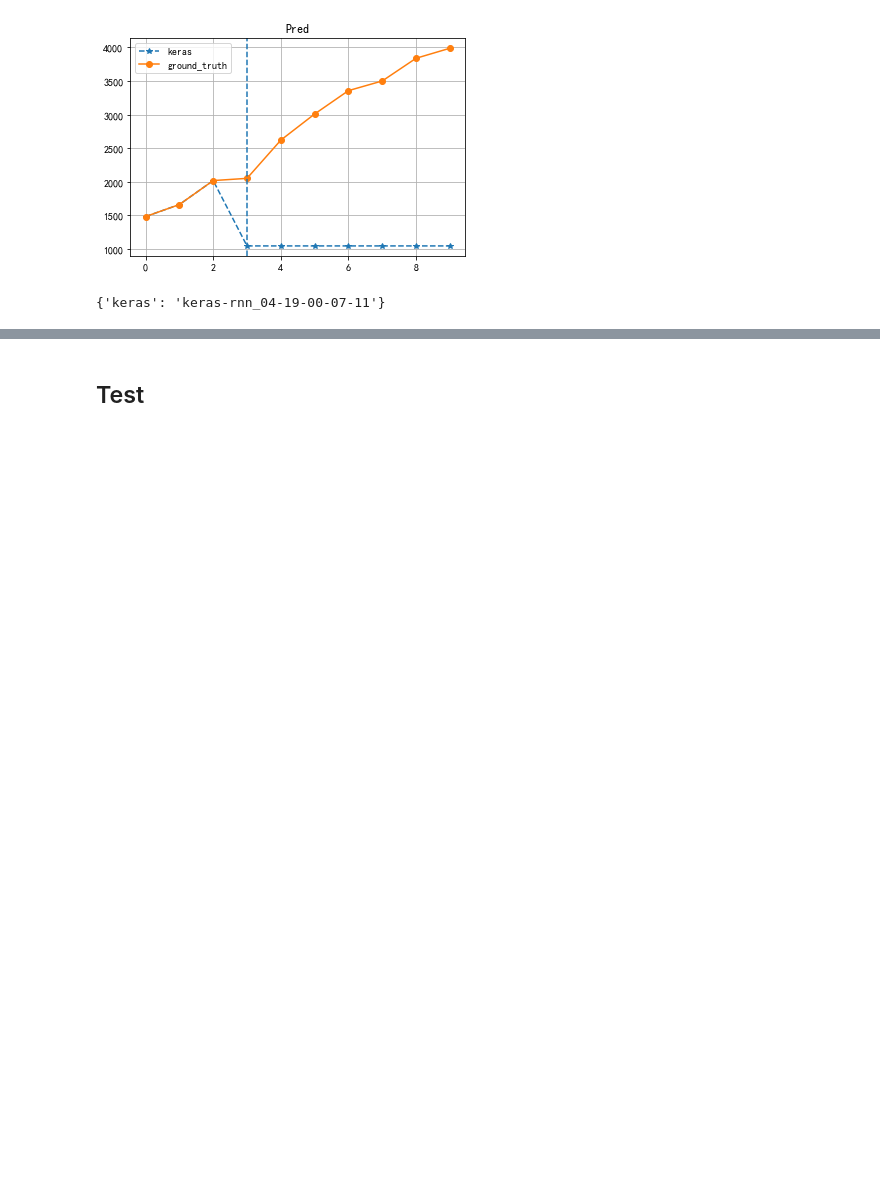
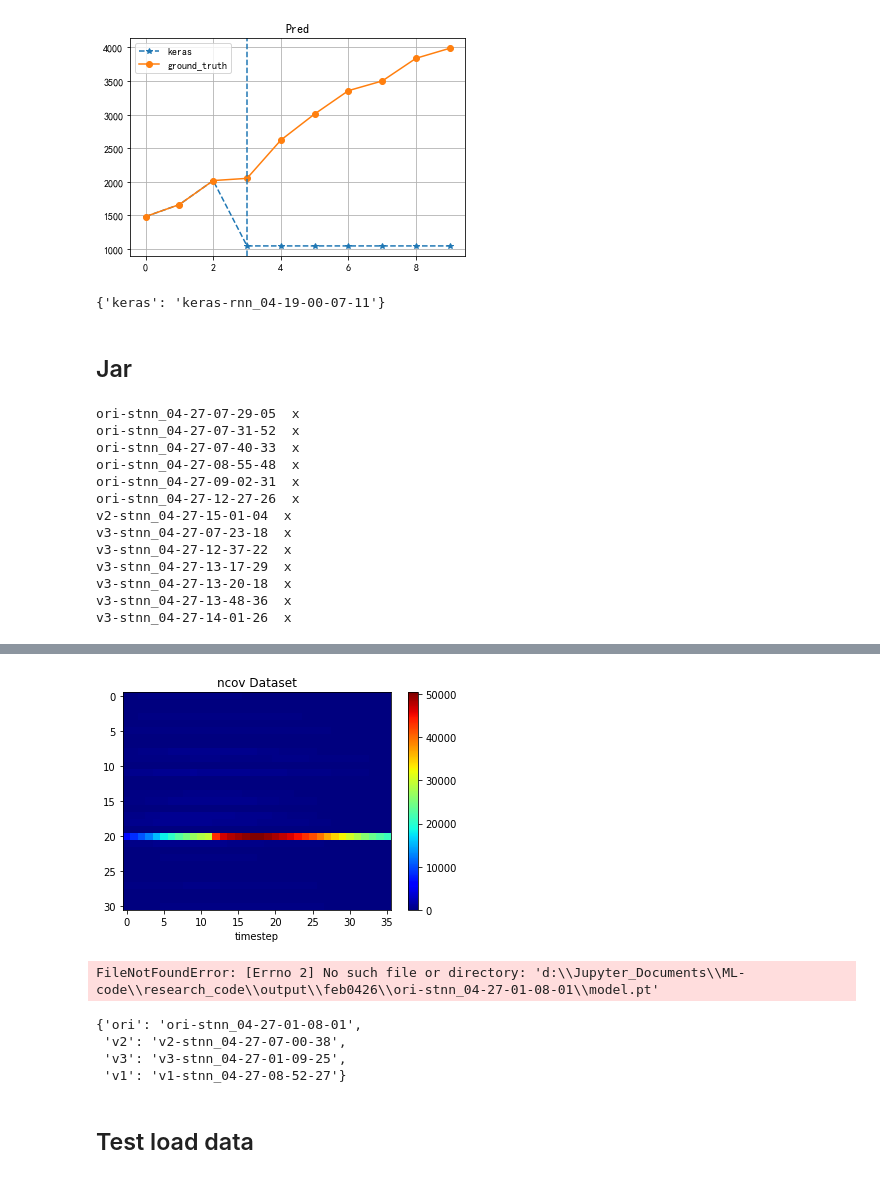
Before and after one commit to wtding1998/RNN_nCov, a Jupyter notebook: disease_analysis.ipynb, the cells around one changed output, grey strips where cells are left out. Saved outputs shown, nothing was run; the diff lists cells and outputs as text; code cells hidden in the pictures; blank space fills up the shorter version.

Commit message:
add plot

```diff
--- a/disease_analysis.ipynb
+++ b/disease_analysis.ipynb
@@ -422,3 +422,37 @@ exp_dir
 # %%
 japan_exp = result.Exp(exp_dir['keras'], japan_folder)
 japan_loss = japan_exp.train_loss()[0]
+# %% [markdown]
+## Jar
+# %%
+datadir = 'data'
+dataset = 'feb'
+data, _ = get_time_data(datadir, dataset)
+data = data.numpy()
+
+plt.figure('ncov Dataset')
+plt.imshow(data[:, :, 0].T, aspect='auto', cmap='jet')
+plt.title('ncov Dataset')
+plt.xlabel('timestep')
+plt.colorbar()
+
+feb_folder = os.path.abspath(os.path.join(os.getcwd(), '..', 'output', 'feb0426'))
+feb_result = result.Printer(feb_folder)
+pd.options.display.max_rows = None
+# a = feb_result.get_df(col=['train_loss', 'test_loss', 'mode']).sort_values('test_loss', ascending=True)
+feb_df = feb_result.get_df(col=['train_loss', 'test_loss', 'true_loss', 'nhid', 'nlayers', 'datas_order', 'mode', 'nz']).sort_values('test_loss', ascending=True)
+feb_df
+# %% [output]
+ori-stnn_04-27-07-29-05  x
+ori-stnn_04-27-07-31-52  x
+ori-stnn_04-27-07-40-33  x
+ori-stnn_04-27-08-55-48  x
+ori-stnn_04-27-09-02-31  x
+ori-stnn_04-27-12-27-26  x
+v2-stnn_04-27-15-01-04  x
+v3-stnn_04-27-07-23-18  x
+v3-stnn_04-27-12-37-22  x
+v3-stnn_04-27-13-17-29  x
+v3-stnn_04-27-13-20-18  x
+v3-stnn_04-27-13-48-36  x
+v3-stnn_04-27-14-01-26  x
@@ -425,2 +476,17 @@ japan_loss = japan_exp.train_loss()[0]
+[figure, added]
+# %%
+model_df = result.sorted_by_loss(feb_df)
+exp_dir = result.get_exp_name(model_df)
+pred_dir,data = result.get_pred(exp_dir, feb_folder, train=True)
+result.plot_pred_by_dir(pred_dir, data)
+# %% [output]
+FileNotFoundError: [Errno 2] No such file or directory: 'd:\\Jupyter_Documents\\ML-code\\research_code\\output\\feb0426\\ori-stnn_04-27-01-08-01\\model.pt'
+# %%
+exp_dir
+# %% [output]
+{'ori': 'ori-stnn_04-27-01-08-01',
+ 'v2': 'v2-stnn_04-27-07-00-38',
+ 'v3': 'v3-stnn_04-27-01-09-25',
+ 'v1': 'v1-stnn_04-27-08-52-27'}
 # %% [markdown]
-## Test
+## Test load data
```
Also changed, not shown: parts of 12 cells of this notebook, 3 other files.
